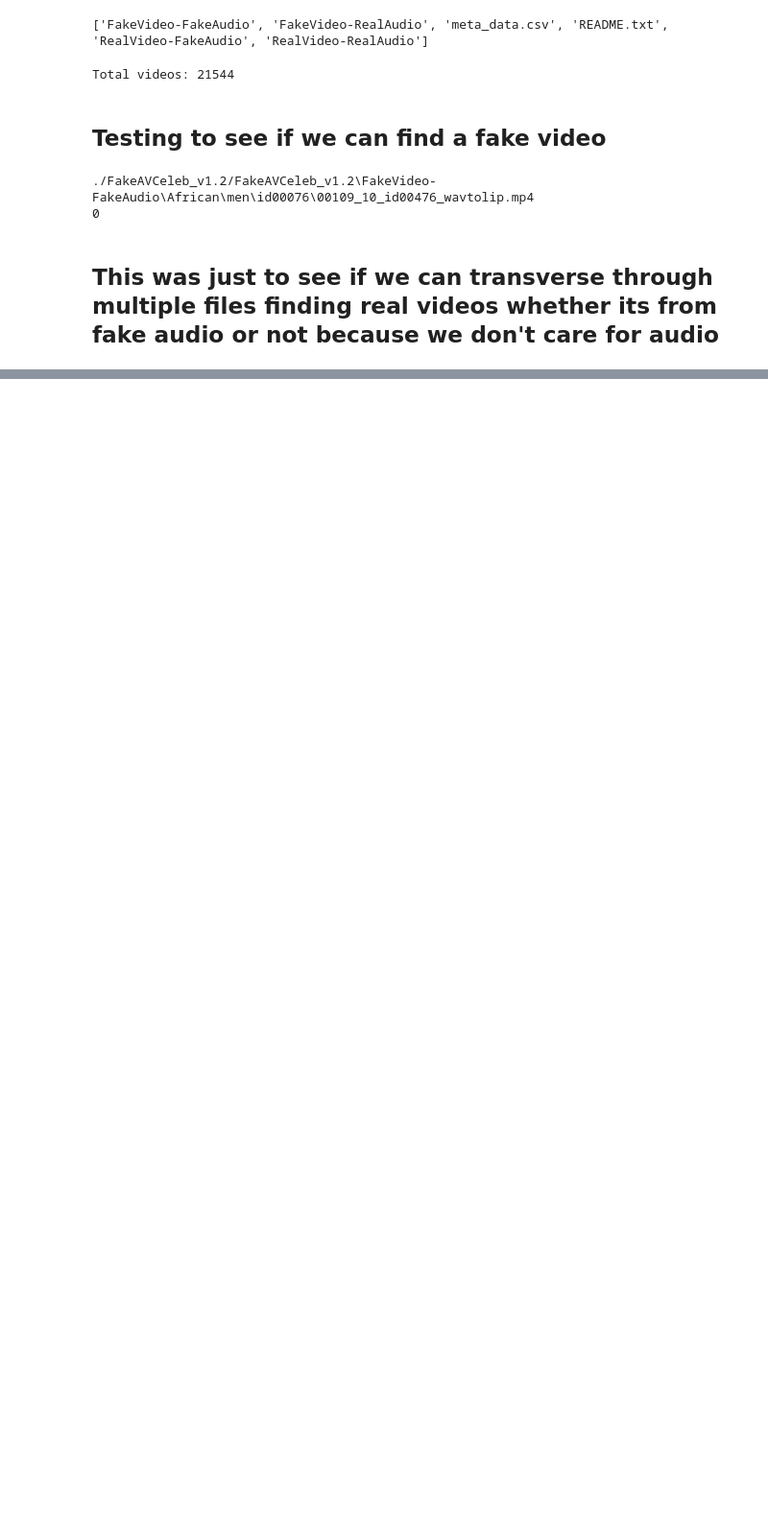
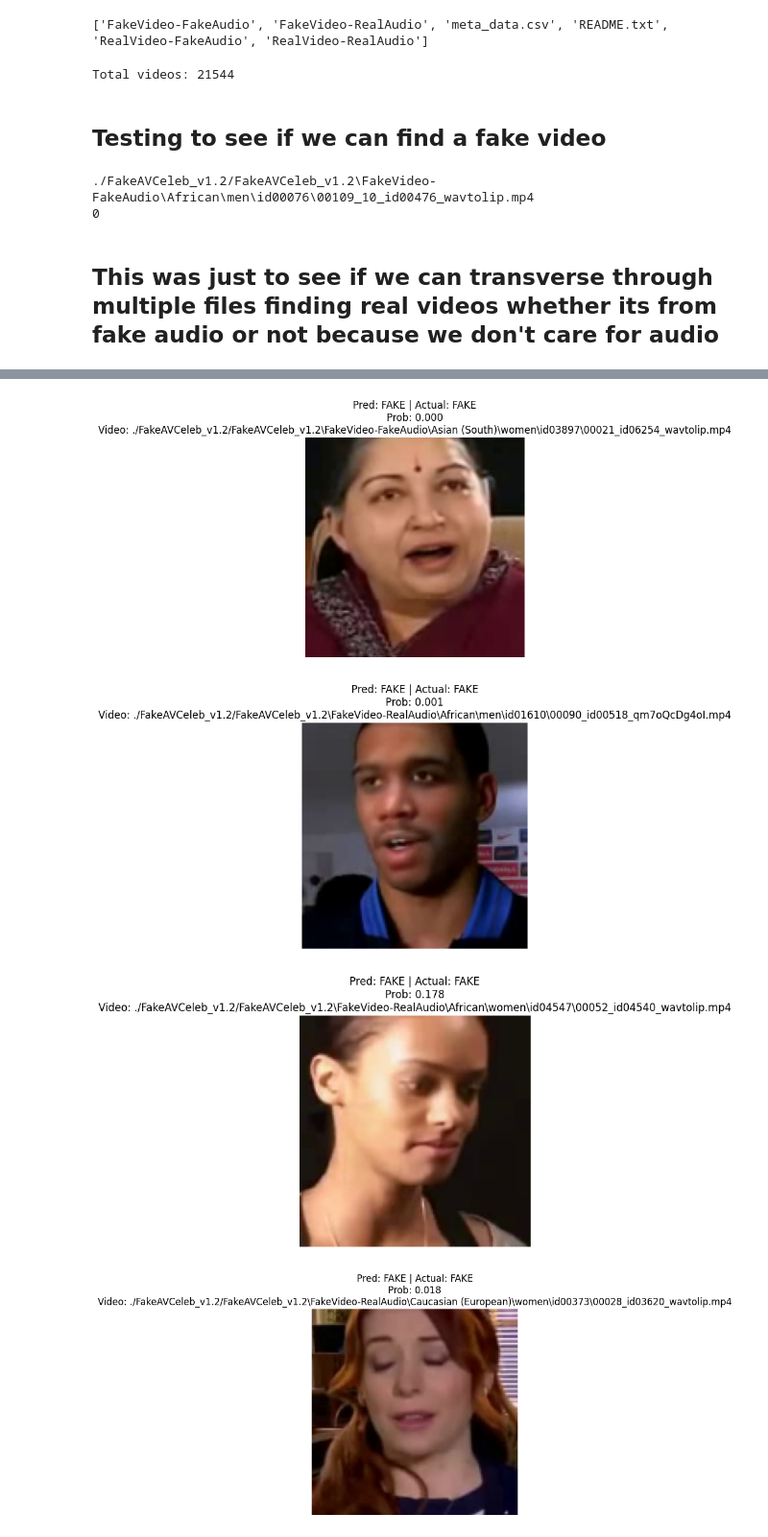
Before and after one commit to ayanamesu/Deep-Learning-for-Face-Spoofing-Detection, a Jupyter notebook: face_spoofing.ipynb, the cells around one changed output, grey strips where cells are left out. Shown at 96% size. Saved outputs shown, nothing was run; the diff lists cells and outputs as text; code cells hidden in the pictures; blank space fills up the shorter version.

```diff
--- a/face_spoofing.ipynb
+++ b/face_spoofing.ipynb
@@ -69,0 +72,6 @@ Random real video:
+# %%
+from sklearn.model_selection import train_test_split
+
+video_train, video_test, label_train, label_test = train_test_split(
+    video_paths, labels, test_size=0.2, random_state=42
+)
@@ -69,0 +166,12 @@ Random real video:
+# %%
+from sklearn.utils import shuffle
+
+# Training set
+X_train, y_train, video_source_train = shuffle(
+    X_train, y_train, video_source_train, random_state=42
+)
+
+# Test set
+X_test, y_test, video_source_test = shuffle(
+    X_test, y_test, video_source_test, random_state=42
+)
@@ -69,0 +248,25 @@ Random real video:
+# %%
+import random
+import matplotlib.pyplot as plt
+
+label_map = {0: "FAKE", 1: "REAL"}
+
+indices = random.sample(range(len(X_test)), 20)  # pick 20 random samples
+
+for i in indices:
+    img = cv2.cvtColor((X_test[i]*255).astype('uint8'), cv2.COLOR_BGR2RGB)
+
+    plt.imshow(img)
+    plt.title(
+    f"Pred: {label_map[y_pred_labels[i][0]]} | "
+    f"Actual: {label_map[y_test[i]]}\n"
+    f"Prob: {y_pred[i][0]:.3f}\n"
+    f"Video: {video_source_test[i]}"
+)
+    plt.axis('off')
+    plt.show()
+# %% [output]
+[figure, added]
+[figure, added]
+[figure, added]
+[figure, added]
```
Also changed, not shown: parts of 12 cells of this notebook.
